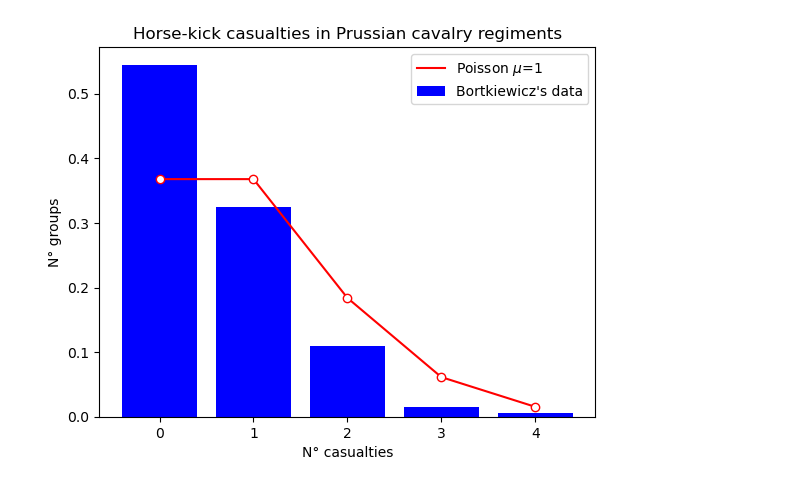
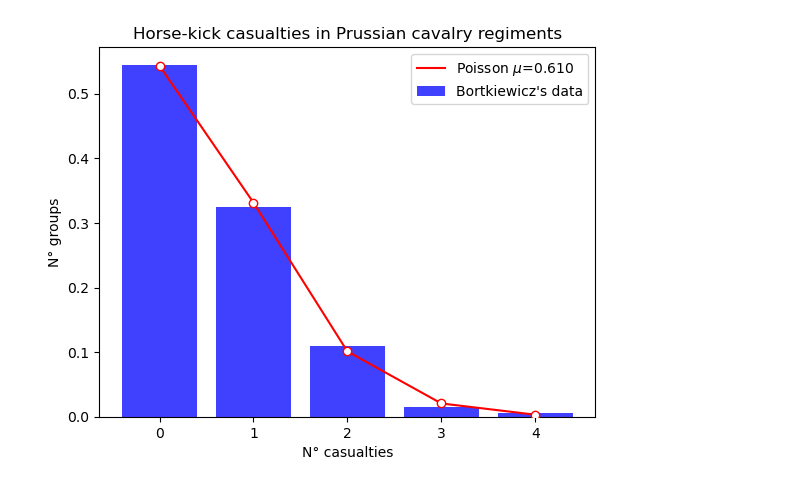
Before and after one commit to NiccoManto01/ilovegit, a Jupyter notebook: Lezioni/Lezione_3/kick_horse.ipynb, the cells around one changed output. Cells and saved outputs as stored; diff of their text form; code cells hidden in the pictures.

```diff
--- a/Lezioni/Lezione_3/kick_horse.ipynb
+++ b/Lezioni/Lezione_3/kick_horse.ipynb
@@ -1,30 +1,31 @@
 # %%
 import numpy as np
 from matplotlib import pyplot as plt
 from scipy.stats import poisson
 
 group_f = np.array((109, 65, 22, 3, 1))/200
 n_caus = np.arange(5)
-mu = 1
+temp = group_f*n_caus
+mu = sum(temp)
 dist = poisson(mu)
 
 fig, ax1 = plt.subplots()
 
 # Creazione del bar graph
-ax1.bar(n_caus, group_f, width=0.8, color='b', label="Bortkiewicz's data")
+ax1.bar(n_caus, group_f, width=0.8, color='b', alpha = 0.75, label="Bortkiewicz's data")
 ax1.set_xlabel("N° casualties")
 ax1.set_ylabel("N° groups")
 
 # Creazione del secondo asse y per il line graph
 #ax2 = ax1.twinx()
-ax1.plot(n_caus,dist.pmf(n_caus), color='r', linestyle='-', zorder=2, label="Poisson $\mu$=1")
+ax1.plot(n_caus,dist.pmf(n_caus), color='r', linestyle='-', zorder=2, label=f"Poisson $\mu$={mu:.3f}")
 plt.scatter(n_caus, dist.pmf(n_caus), edgecolor='red',facecolor='white', zorder=3)
 
 # Aggiungere la legenda
 ax1.legend(loc="upper right")
 
 #MANCA PROVARE UNA POISSONIANA CON MEDIA PARI ALLA MEDIA DEL SAMPLE
 plt.title("Horse-kick casualties in Prussian cavalry regiments")
 plt.show()
 # %% [output]
-[figure, old version]
+[figure, new version]
```
